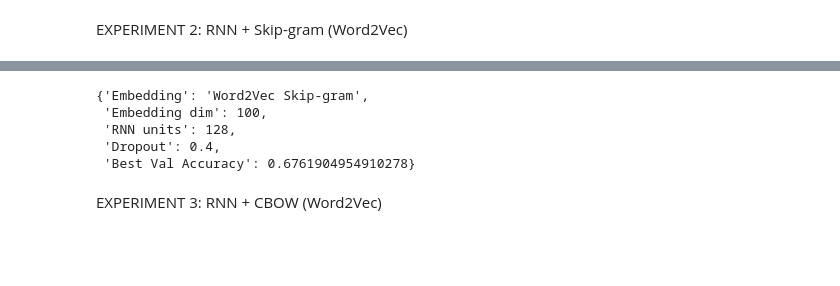
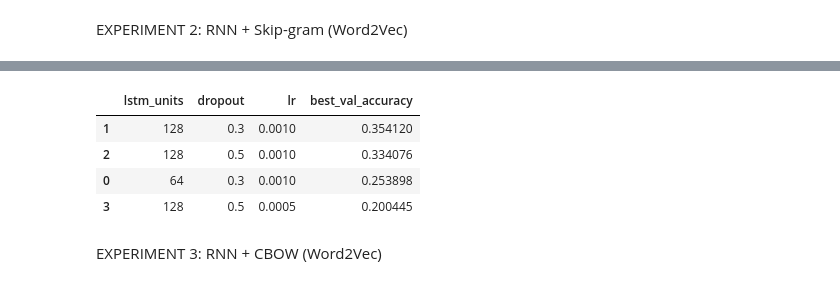
Before and after one commit to honorine22/alu-text-classfication, a Jupyter notebook: ecomerceRNN.ipynb, the cells around one changed output, grey strips where cells are left out. Saved outputs shown, nothing was run; the diff lists cells and outputs as text; code cells hidden in the pictures; blank space fills up the shorter version.

```diff
--- a/ecomerceRNN.ipynb
+++ b/ecomerceRNN.ipynb
@@ -184,4 +182,11 @@ for word, idx in tokenizer.word_index.items():
 X_train, X_val, y_train, y_val = train_test_split(
     X_seq, y, test_size=0.2, random_state=42
 )
+# %%
+skipgram_param_grid = [
+    {"lstm_units": 64,  "dropout": 0.3, "lr": 1e-3},
+    {"lstm_units": 128, "dropout": 0.3, "lr": 1e-3},
+    {"lstm_units": 128, "dropout": 0.5, "lr": 1e-3},
+    {"lstm_units": 128, "dropout": 0.5, "lr": 5e-4},
+]
 # %%
@@ -231,19 +227,12 @@ Epoch 25/25
-# %%
-skipgram_results = {
-    "Embedding": "Word2Vec Skip-gram",
-    "Embedding dim": 100,
-    "RNN units": 128,
-    "Dropout": 0.4,
-    "Best Val Accuracy": max(history_skipgram.history["val_accuracy"])
-}
-
-skipgram_results
-# %% [output]
-{'Embedding': 'Word2Vec Skip-gram',
- 'Embedding dim': 100,
- 'RNN units': 128,
- 'Dropout': 0.4,
- 'Best Val Accuracy': 0.6761904954910278}
+# %%
+skipgram_results_df = pd.DataFrame(skipgram_results)
+skipgram_results_df.sort_values("best_val_accuracy", ascending=False)
+# %% [output]
+|  | lstm_units | dropout | lr | best_val_accuracy |
+| 1 | 128 | 0.3 | 0.0010 | 0.354120 |
+| 2 | 128 | 0.5 | 0.0010 | 0.334076 |
+| 0 | 64 | 0.3 | 0.0010 | 0.253898 |
+| 3 | 128 | 0.5 | 0.0005 | 0.200445 |
 # %% [markdown]
 EXPERIMENT 3: RNN + CBOW (Word2Vec)
 # %%
```
Also changed, not shown: parts of 18 cells of this notebook.
